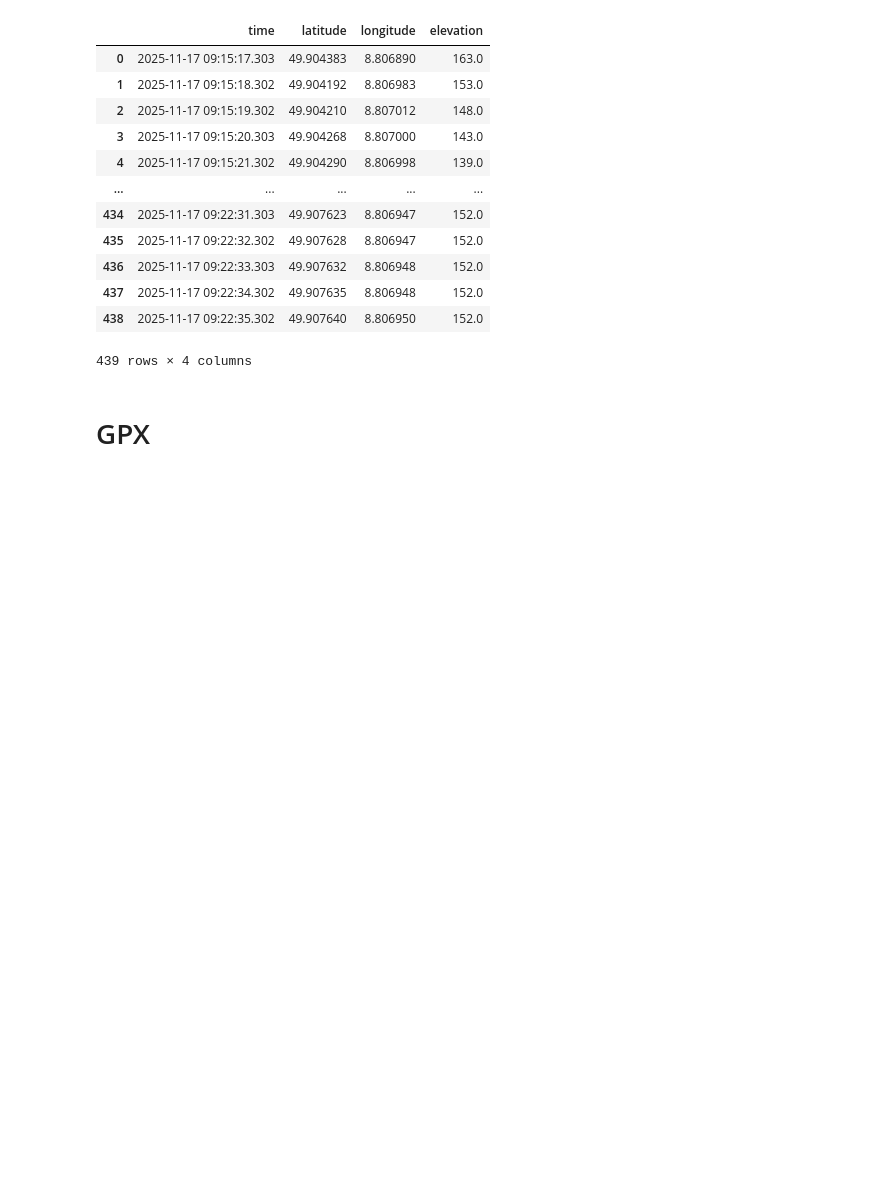
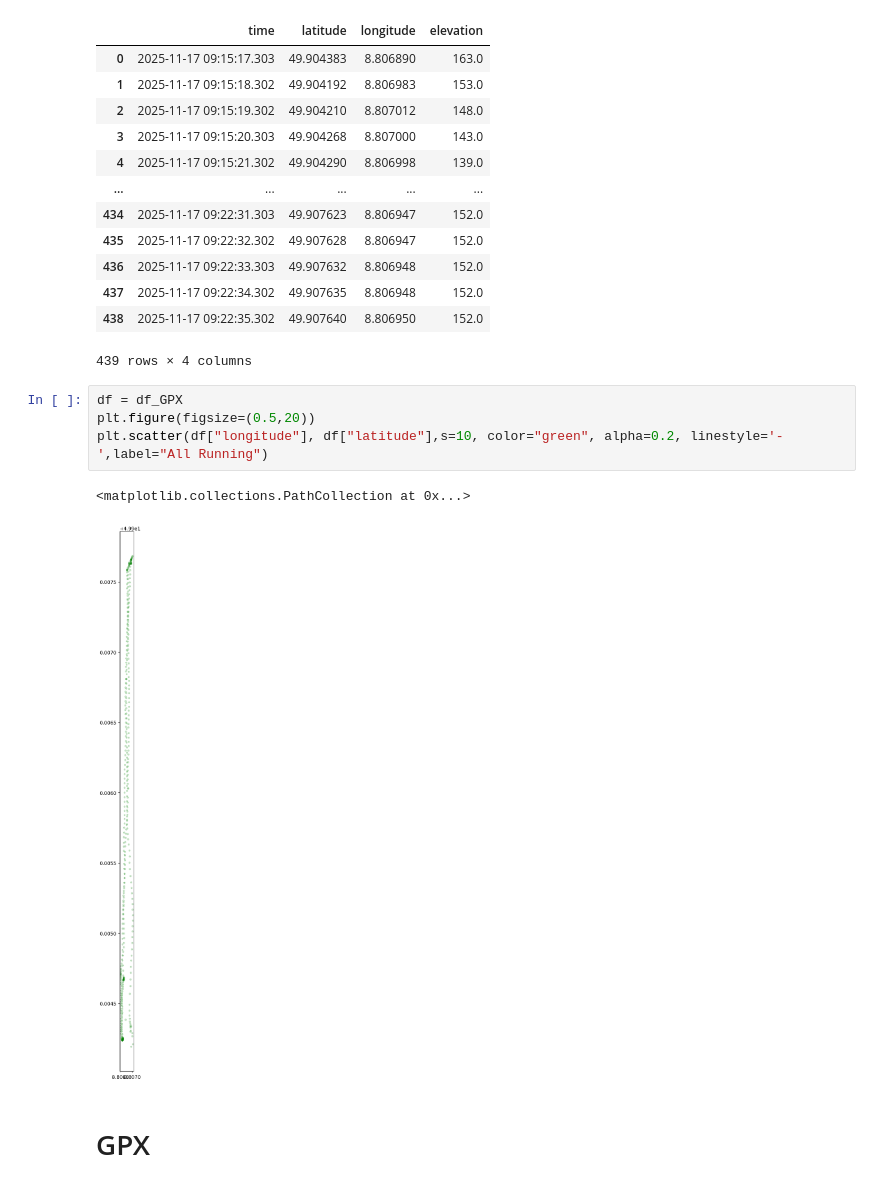
Before and after one commit to Mohsenmohebbi1993/Biomechanik, a Jupyter notebook: notebooks/2. Data and Clear Data.ipynb, the cells around one changed output. Drawn from its saved outputs; the diff is of its cells as text; blank space fills up the shorter version.

```diff
--- a/notebooks/2. Data and Clear Data.ipynb
+++ b/notebooks/2. Data and Clear Data.ipynb
@@ -408,6 +408,13 @@ df_GPX
 | 437 | 2025-11-17 09:22:34.302 | 49.907635 | 8.806948 | 152.0 |
 | 438 | 2025-11-17 09:22:35.302 | 49.907640 | 8.806950 | 152.0 |
 439 rows × 4 columns
+# %%
+df = df_GPX
+plt.figure(figsize=(0.5,20))
+plt.scatter(df["longitude"], df["latitude"],s=10, color="green", alpha=0.2, linestyle='-',label="All Running")
+# %% [output]
+<matplotlib.collections.PathCollection at 0x...>
+[figure, added]
 # %% [markdown]
 # GPX
 # %%
```
Also changed, not shown: parts of 4 cells of this notebook.
